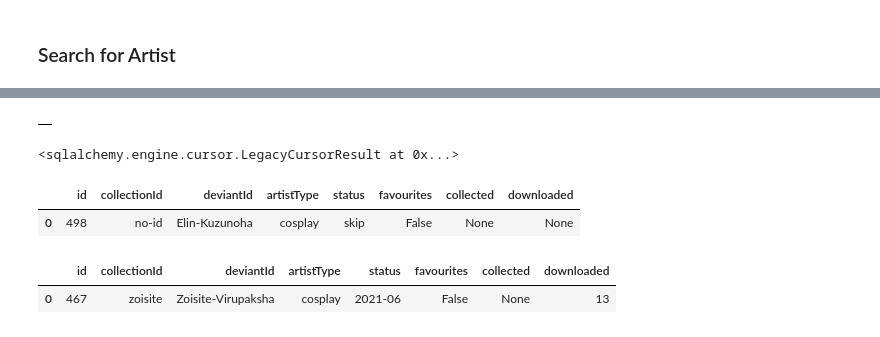
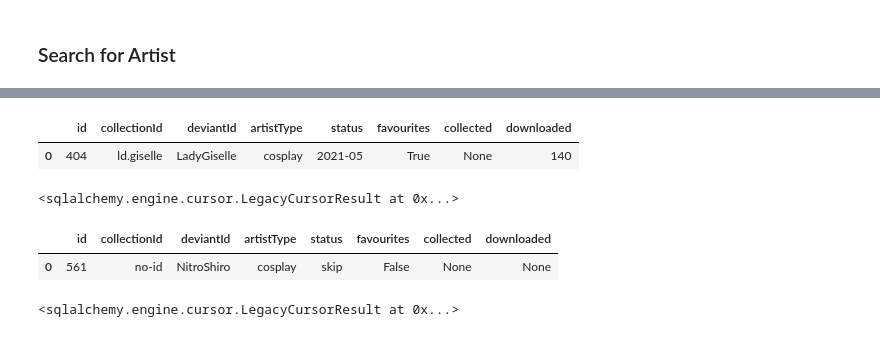
Before and after one commit to PhilBusko/JupyterSeed, a Jupyter notebook: pictures_manager/notebooks/download_search.ipynb, the cells around one changed output, grey strips where cells are left out. Cells and saved outputs as stored; diff of their text form; code cells hidden in the pictures.

```diff
--- a/pictures_manager/notebooks/download_search.ipynb
+++ b/pictures_manager/notebooks/download_search.ipynb
@@ -55,9 +55,9 @@ PD.DataFrame(artistDx, index=[0]).head()
 # %%
 # update the current artist
 
-state ment = SQL.update(artistTb
-        ).where(artistTb.c.deviantId=='dawnarts'  #artistTb.c.collectionId=='chinhy.sou'
-        ).values({ 'deviantId': 'DawnArts', 'collectionId': 'dawnarts', 'favourites': True, 'downloaded': 370 })  #
+statement = SQL.update(artistTb
+        ).where(artistTb.c.deviantId=='LadyGiselle'  #artistTb.c.collectionId=='chinhy.sou'
+        ).values({ 'deviantId': 'LadyGiselle', 'favourites': True, 'downloaded': 140 })  #
 results = statement.execute()
 print(statement)
 print(f"rows updated: {results.rowcount:,}")
@@ -66,18 +67,21 @@ SyntaxError: invalid syntax (<ipython-input-7-be497ee8439a>, line 3)
 # %%
 # check an artist
 
-searchDeviantId = 'zoisite'
+searchDeviantId = 'LadyGiselle'
 
-statement = SQL.select(artistTb).where(SQL.func.lower(artistTb.c.deviantId)==searchDeviantId.lower())
+statement = SQL.select(artistTb).where(SQL.or_(
+    SQL.func.lower(artistTb.c.deviantId)==searchDeviantId.lower(),
+    artistTb.c.collectionId.ilike(f"%{searchDeviantId.lower()}%")))
 results = statement.execute()
 resultsDx = [dict(x) for x in results]
 PD.DataFrame(resultsDx).head()
 # %% [output]
-|  |
+|  | id | collectionId | deviantId | artistType | status | favourites | collected | downloaded |
+| 0 | 404 | ld.giselle | LadyGiselle | cosplay | 2021-05 | True | None | 140 |
 # %%
 # create new artist for skipping
 
-deviantId = 'Elin-Kuzunoha'
+deviantId = 'NitroShiro'
 
 try:
     SQL.insert(artistTb).values(
@@ -93,11 +97,12 @@ PD.DataFrame(resultsDx).head()
 # %% [output]
 <sqlalchemy.engine.cursor.LegacyCursorResult at 0x...>
 |  | id | collectionId | deviantId | artistType | status | favourites | collected | downloaded |
-| 0 | 498 | no-id | Elin-Kuzunoha | cosplay | skip | False | None | None |
+| 0 | 561 | no-id | NitroShiro | cosplay | skip | False | None | None |
 # %%
 
-SQL.delete(artistTb).where(
-    SQL.and_(artistTb.c.collectionId=='no-id', artistTb.c.deviantId=='jamesryman')).execute()
+SQL.delete(artistTb).where(artistTb.c.deviantId=='TsukiAnni').execute()
+# %% [output]
+<sqlalchemy.engine.cursor.LegacyCursorResult at 0x...>
 # %%
 
 statement = SQL.update(artistTb
@@ -107,11 +112,14 @@ results = statement.execute()
 print(statement)
 print(f"rows updated: {results.rowcount:,}")
 # %%
+try:
+    SQL.insert(artistTb).values(
+        {'collectionId': 'nemu_', 'deviantId': 'Nemu013', 'artistType': 'cosplay',
+         'status': '2021-05', 'downloaded': 294}).execute()
+except Exception as ex:
+    print(ex)
 
-statement = SQL.select(artistTb).where(artistTb.c.collectionId=='zoisite')
+statement = SQL.select(artistTb).where(artistTb.c.deviantId=='Nemu013')
 results = statement.execute()
 resultsDx = [dict(x) for x in results]
 PD.DataFrame(resultsDx).head()
-# %% [output]
-|  | id | collectionId | deviantId | artistType | status | favourites | collected | downloaded |
-| 0 | 467 | zoisite | Zoisite-Virupaksha | cosplay | 2021-06 | False | None | 13 |
```
Also changed, not shown: parts of 2 cells of this notebook, 5 other files.
